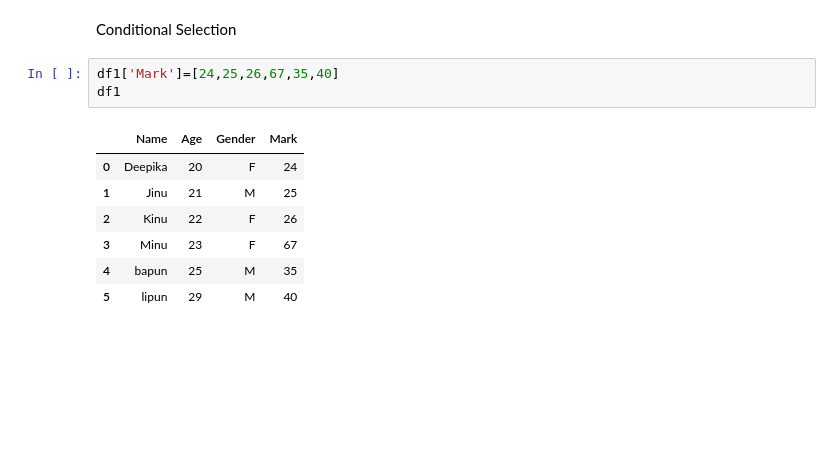
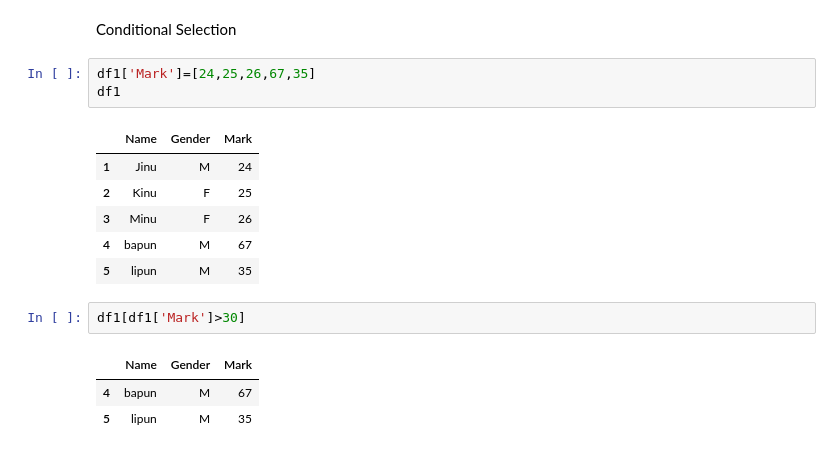
Before and after one commit to dpkasahu/Python_library, a Jupyter notebook: gfgpandas.ipynb, the cells around one changed output. Drawn from its saved outputs; the diff is of its cells as text; blank space fills up the shorter version.

```diff
--- a/gfgpandas.ipynb
+++ b/gfgpandas.ipynb
@@ -204,13 +213,18 @@ df1.loc[[2,3]][['Name','Gender']]
 # %% [markdown]
 Conditional Selection
 # %%
-df1['Mark']=[24,25,26,67,35,40]
+df1['Mark']=[24,25,26,67,35]
 df1
 # %% [output]
-|  | Name | Age | Gender | Mark |
-| 0 | Deepika | 20 | F | 24 |
-| 1 | Jinu | 21 | M | 25 |
-| 2 | Kinu | 22 | F | 26 |
-| 3 | Minu | 23 | F | 67 |
-| 4 | bapun | 25 | M | 35 |
-| 5 | lipun | 29 | M | 40 |
+|  | Name | Gender | Mark |
+| 1 | Jinu | M | 24 |
+| 2 | Kinu | F | 25 |
+| 3 | Minu | F | 26 |
+| 4 | bapun | M | 67 |
+| 5 | lipun | M | 35 |
+# %%
+df1[df1['Mark']>30]
+# %% [output]
+|  | Name | Gender | Mark |
+| 4 | bapun | M | 67 |
+| 5 | lipun | M | 35 |
```
Also changed, not shown: parts of 18 cells of this notebook.
